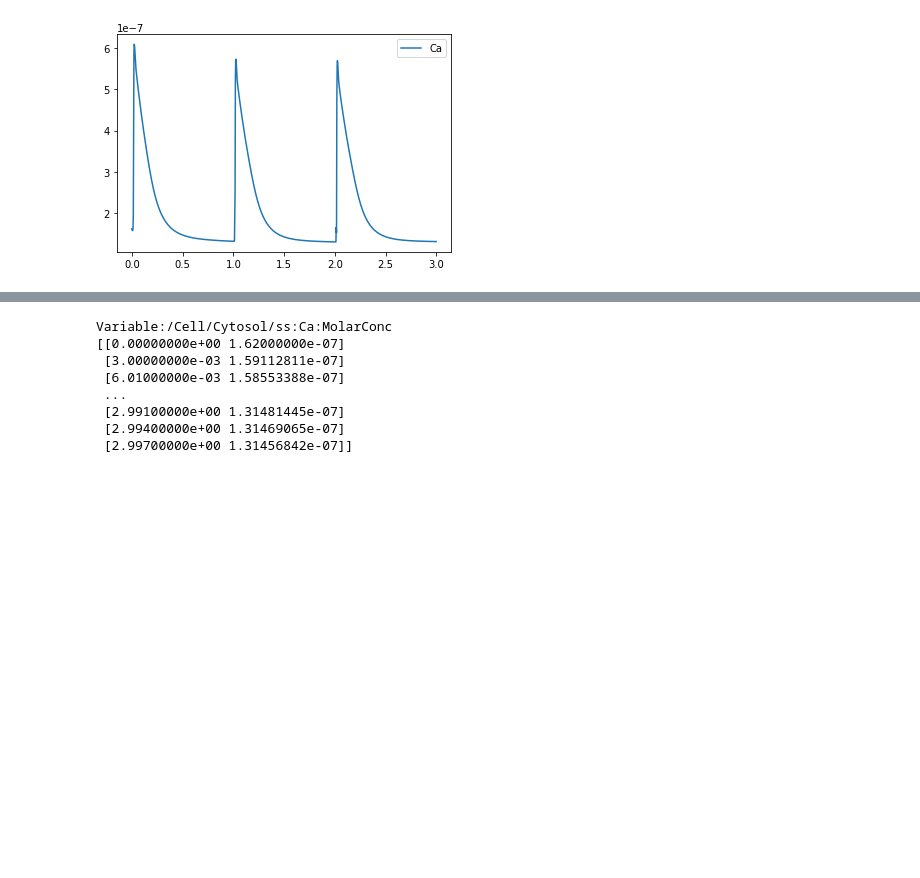
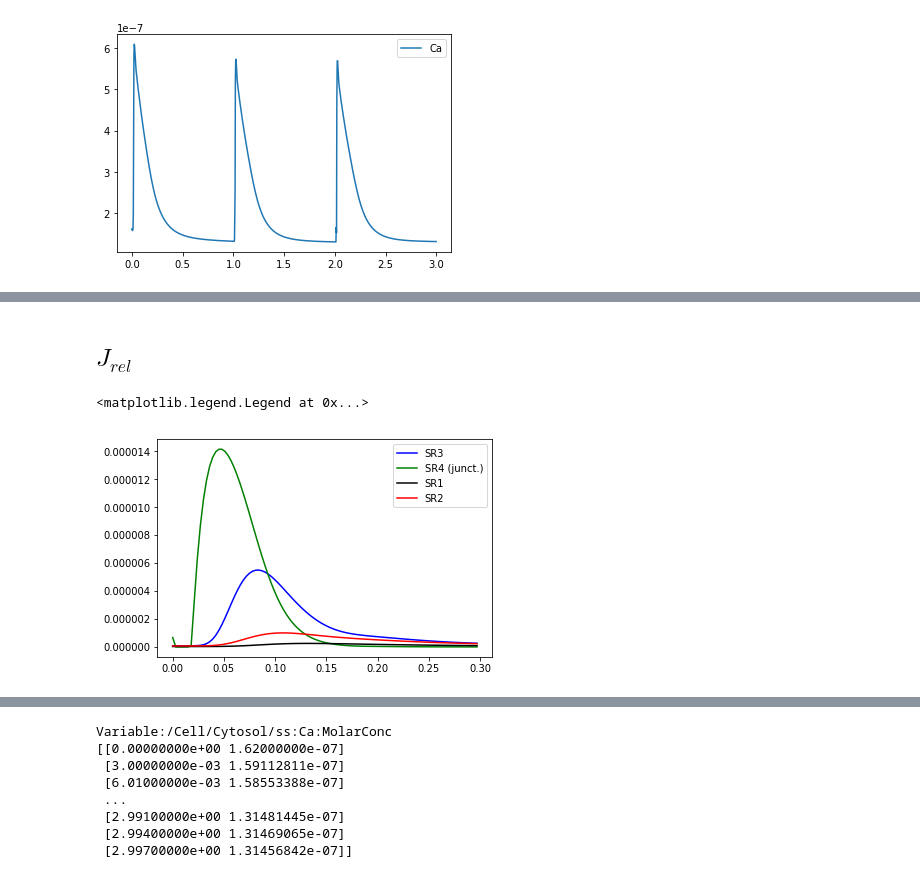
Before and after one commit to nonoko-1015/CardiacMyocytes-Koivumaki_2011, a Jupyter notebook: Koivumaki-2011.ipynb, the cells around one changed output, grey strips where cells are left out. Saved outputs shown, nothing was run; the diff lists cells and outputs as text; code cells hidden in the pictures; blank space fills up the shorter version.

```diff
--- a/Koivumaki-2011.ipynb
+++ b/Koivumaki-2011.ipynb
@@ -218,0 +254,34 @@ plt.legend( loc = 'upper right' )
+# %% [markdown]
+## $J_{rel}$
+# %%
+FullPNs_for_plot = [
+    'Variable:/Cell/Cytosol/ss:Jrel:Value',
+    'Variable:/Cell/Cytosol/bulk_3:Jrel:Value',
+    'Variable:/Cell/Cytosol/bulk_2:Jrel:Value',
+    'Variable:/Cell/Cytosol/bulk_1:Jrel:Value',
+]
+
+plot_colors = dict(
+    ss     = 'green',
+    bulk_1 = 'black',
+    bulk_2 = 'red',
+    bulk_3 = 'blue',
+)
+
+name_table = dict(
+    ss     = 'SR4 (junct.)',
+    bulk_1 = 'SR1',
+    bulk_2 = 'SR2',
+    bulk_3 = 'SR3',
+)
+
+plt.figure()
+for FullPN, d in Data_dict.items():
+    if FullPN in FullPNs_for_plot:
+        name = FullPN.split(':')[ 1 ].split('/')[-1]
+        plt.plot( d[ :100, 0 ], d[ :100, 1 ], label = name_table[ name ], color = plot_colors[ name ] )
+
+plt.legend( loc = 'upper right' )
+# %% [output]
+<matplotlib.legend.Legend at 0x...>
+[figure, added]
```
Also changed, not shown: parts of 15 cells of this notebook.
